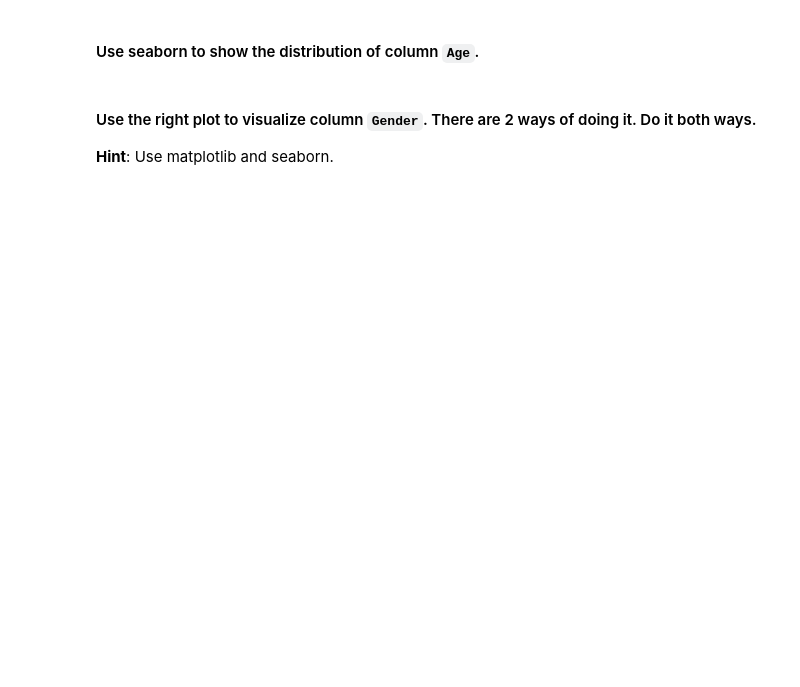
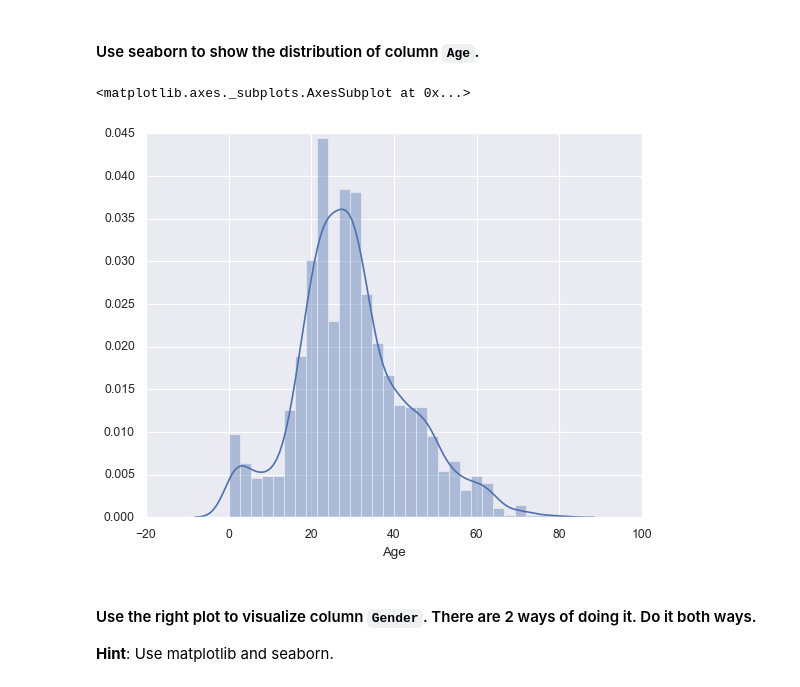
Before and after one commit to miquelpetit/lab-matplotlib-seaborn, a Jupyter notebook: your-code/main.ipynb, the cells around one changed output. Saved outputs shown, nothing was run; the diff lists cells and outputs as text; code cells hidden in the pictures; blank space fills up the shorter version.

```diff
--- a/your-code/main.ipynb
+++ b/your-code/main.ipynb
@@ -242,3 +246,11 @@ your comments here
+# %%
+# your code here
+import seaborn as sns
+sns.set()
+sns.distplot(titanic['Age'])
+# %% [output]
+<matplotlib.axes._subplots.AxesSubplot at 0x...>
+[figure, added]
 # %% [markdown]
 #### Use the right plot to visualize column `Gender`. There are 2 ways of doing it. Do it both ways.
 **Hint**: Use matplotlib and seaborn.
```
Also changed, not shown: parts of 27 cells of this notebook.
